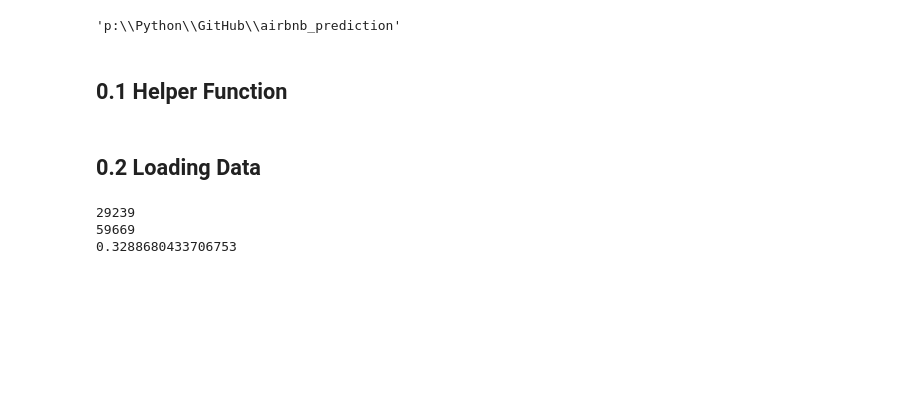
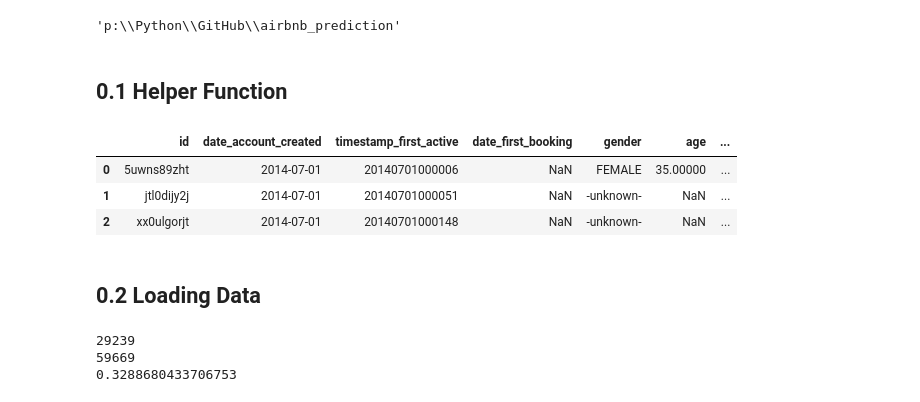
Before and after one commit to ViniciusKos/airbnb_prediction, a Jupyter notebook: airbnb_prediction.ipynb, the cells around one changed output. Drawn from its saved outputs; the diff is of its cells as text; code cells hidden in the pictures; blank space fills up the shorter version.

```diff
--- a/airbnb_prediction.ipynb
+++ b/airbnb_prediction.ipynb
@@ -42,6 +44,15 @@ os.getcwd()
 'p:\\Python\\GitHub\\airbnb_prediction'
 # %% [markdown]
 ## 0.1 Helper Function
+# %%
+path = "s3://airbnb-prediction/data/test_users.csv"
+aux = wr.s3.read_csv(path)
+aux.head(3)
+# %% [output]
+|  | id | date_account_created | timestamp_first_active | date_first_booking | gender | age | ... |
+| 0 | 5uwns89zht | 2014-07-01 | 20140701000006 | NaN | FEMALE | 35.00000 | ... |
+| 1 | jtl0dijy2j | 2014-07-01 | 20140701000051 | NaN | -unknown- | NaN | ... |
+| 2 | xx0ulgorjt | 2014-07-01 | 20140701000148 | NaN | -unknown- | NaN | ... |
 # %%
 def plot_confusion_matrix(cm, classes,
                           normalize=False,
```
Also changed, not shown: parts of 8 cells of this notebook, 6 other files.
